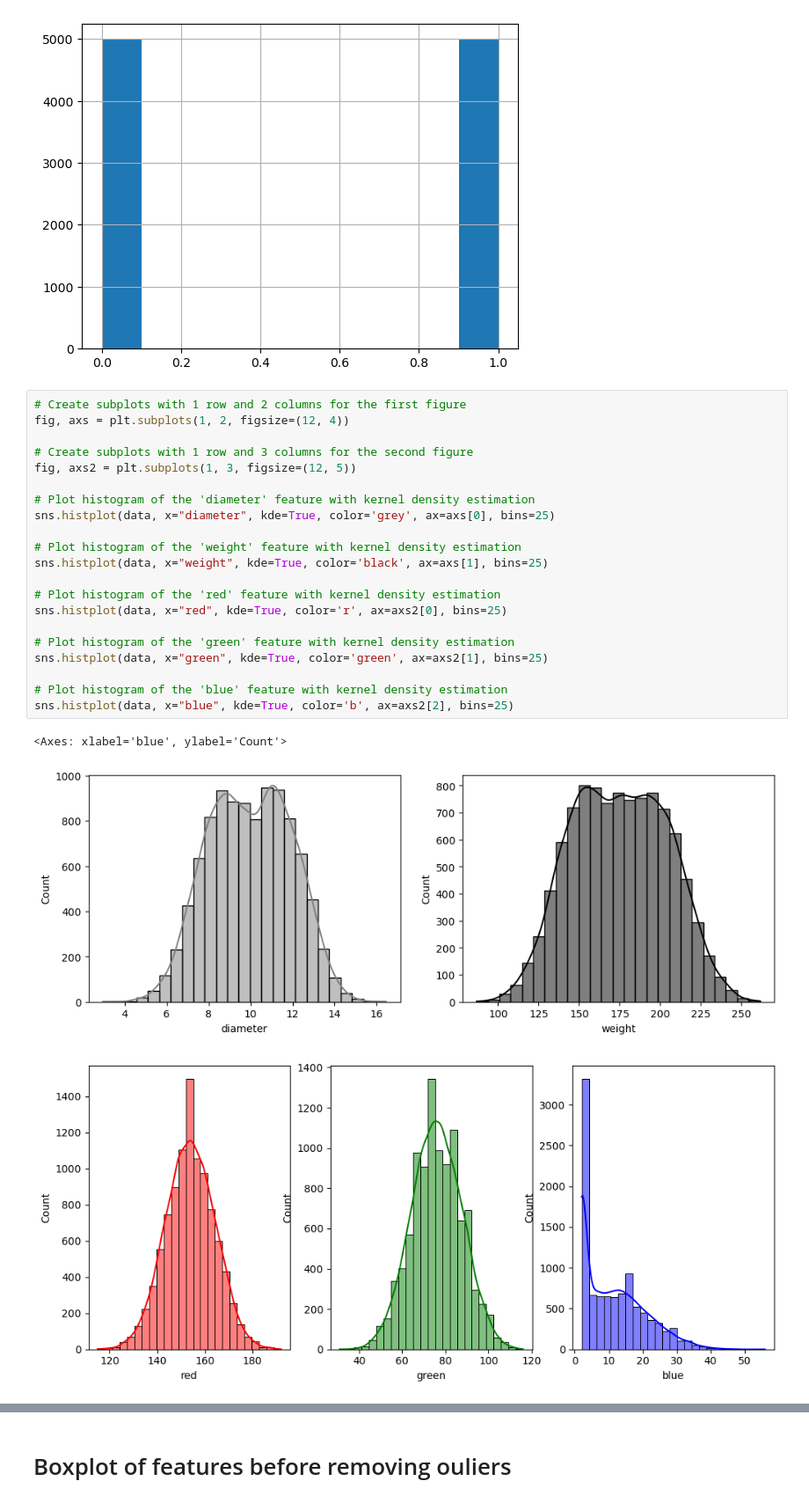
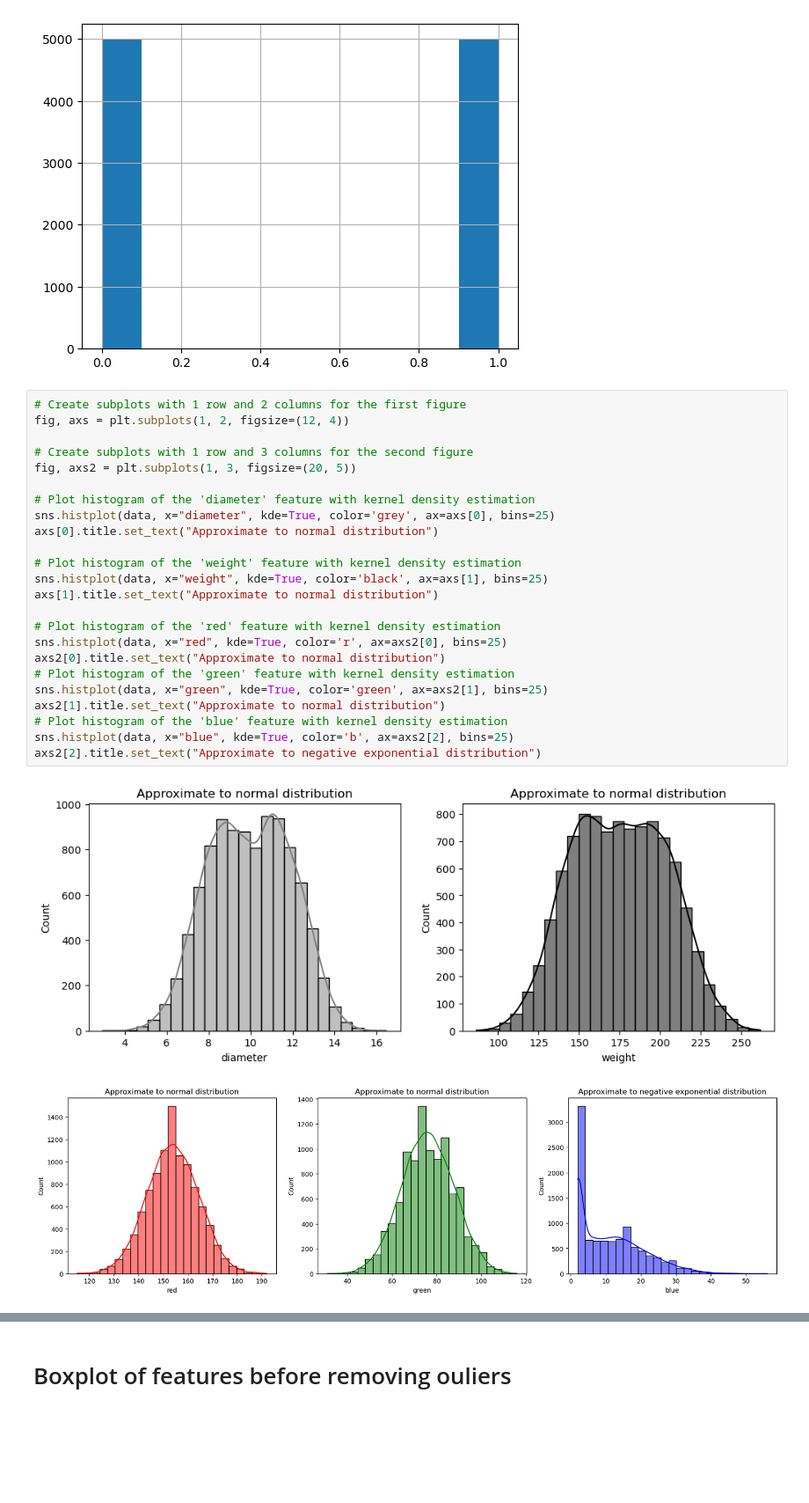
Before and after one commit to MohamedMandour10/Citrus-Binary-Classification, a Jupyter notebook: oranges-vs-grapefruit.ipynb, the cells around one changed output, grey strips where cells are left out. Shown: that part at 88% size. Saved outputs shown, nothing was run; the diff lists cells and outputs as text; blank space fills up the shorter version.

```diff
--- a/oranges-vs-grapefruit.ipynb
+++ b/oranges-vs-grapefruit.ipynb
@@ -167,25 +191,27 @@ data["name"].hist()
 # %%
 # Create subplots with 1 row and 2 columns for the first figure
 fig, axs = plt.subplots(1, 2, figsize=(12, 4))
 
 # Create subplots with 1 row and 3 columns for the second figure
-fig, axs2 = plt.subplots(1, 3, figsize=(12, 5))
+fig, axs2 = plt.subplots(1, 3, figsize=(20, 5))
 
 # Plot histogram of the 'diameter' feature with kernel density estimation
 sns.histplot(data, x="diameter", kde=True, color='grey', ax=axs[0], bins=25)
+axs[0].title.set_text("Approximate to normal distribution")
 
 # Plot histogram of the 'weight' feature with kernel density estimation
 sns.histplot(data, x="weight", kde=True, color='black', ax=axs[1], bins=25)
+axs[1].title.set_text("Approximate to normal distribution")
 
 # Plot histogram of the 'red' feature with kernel density estimation
 sns.histplot(data, x="red", kde=True, color='r', ax=axs2[0], bins=25)
-
+axs2[0].title.set_text("Approximate to normal distribution")
 # Plot histogram of the 'green' feature with kernel density estimation
 sns.histplot(data, x="green", kde=True, color='green', ax=axs2[1], bins=25)
-
+axs2[1].title.set_text("Approximate to normal distribution")
 # Plot histogram of the 'blue' feature with kernel density estimation
 sns.histplot(data, x="blue", kde=True, color='b', ax=axs2[2], bins=25)
+axs2[2].title.set_text("Approximate to negative exponential distribution")
 # %% [output]
-<Axes: xlabel='blue', ylabel='Count'>
-[figure, old version]
+[figure, new version]
-[figure, old version]
+[figure, new version]
```
Also changed, not shown: parts of 27 cells of this notebook.
